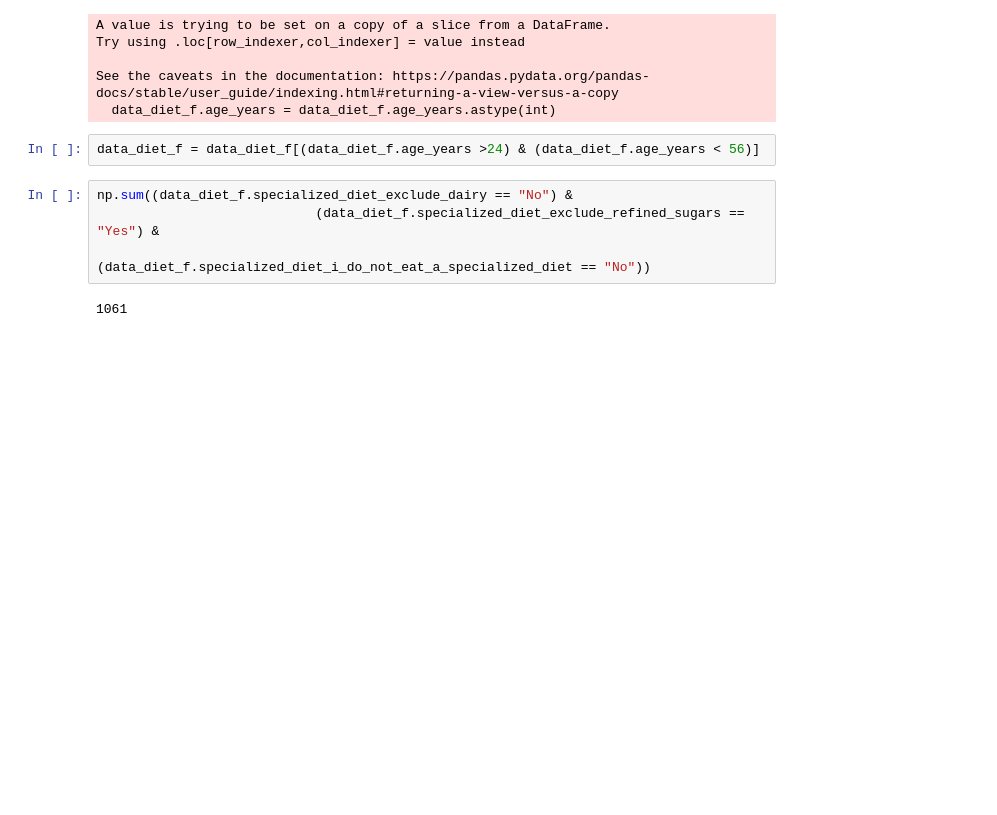
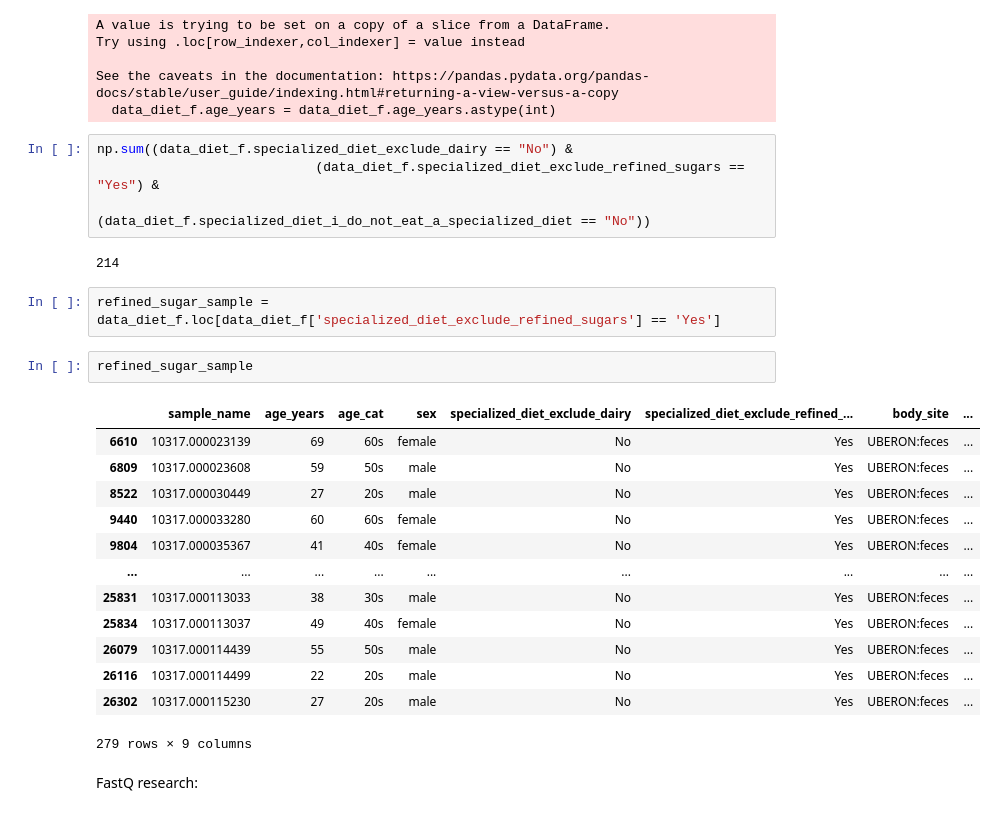
Before and after one commit to grusso98/gut-microbiota-diet, a Jupyter notebook: EDA.ipynb, the cells around one changed output. Cells and saved outputs as stored; diff of their text form; blank space fills up the shorter version.

Commit message:
started fastQ extraction

```diff
--- a/EDA.ipynb
+++ b/EDA.ipynb
@@ -299,11 +299,29 @@ Try using .loc[row_indexer,col_indexer] = value instead
 
 See the caveats in the documentation: https://pandas.pydata.org/pandas-docs/stable/user_guide/indexing.html#returning-a-view-versus-a-copy
   data_diet_f.age_years = data_diet_f.age_years.astype(int)
-# %%
-data_diet_f = data_diet_f[(data_diet_f.age_years >24) & (data_diet_f.age_years < 56)]
 # %%
 np.sum((data_diet_f.specialized_diet_exclude_dairy == "No") &
                             (data_diet_f.specialized_diet_exclude_refined_sugars == "Yes") &
                             (data_diet_f.specialized_diet_i_do_not_eat_a_specialized_diet == "No"))
 # %% [output]
-1061
+214
+# %%
+refined_sugar_sample = data_diet_f.loc[data_diet_f['specialized_diet_exclude_refined_sugars'] == 'Yes']
+# %%
+refined_sugar_sample
+# %% [output]
+|  | sample_name | age_years | age_cat | sex | specialized_diet_exclude_dairy | specialized_diet_exclude_refined_... | body_site | ... |
+| 6610 | 10317.000023139 | 69 | 60s | female | No | Yes | UBERON:feces | ... |
+| 6809 | 10317.000023608 | 59 | 50s | male | No | Yes | UBERON:feces | ... |
+| 8522 | 10317.000030449 | 27 | 20s | male | No | Yes | UBERON:feces | ... |
+| 9440 | 10317.000033280 | 60 | 60s | female | No | Yes | UBERON:feces | ... |
+| 9804 | 10317.000035367 | 41 | 40s | female | No | Yes | UBERON:feces | ... |
+| ... | ... | ... | ... | ... | ... | ... | ... | ... |
+| 25831 | 10317.000113033 | 38 | 30s | male | No | Yes | UBERON:feces | ... |
+| 25834 | 10317.000113037 | 49 | 40s | female | No | Yes | UBERON:feces | ... |
+| 26079 | 10317.000114439 | 55 | 50s | male | No | Yes | UBERON:feces | ... |
+| 26116 | 10317.000114499 | 22 | 20s | male | No | Yes | UBERON:feces | ... |
+| 26302 | 10317.000115230 | 27 | 20s | male | No | Yes | UBERON:feces | ... |
+279 rows × 9 columns
+# %% [markdown]
+FastQ research:
```
Also changed, not shown: parts of 4 cells of this notebook.
